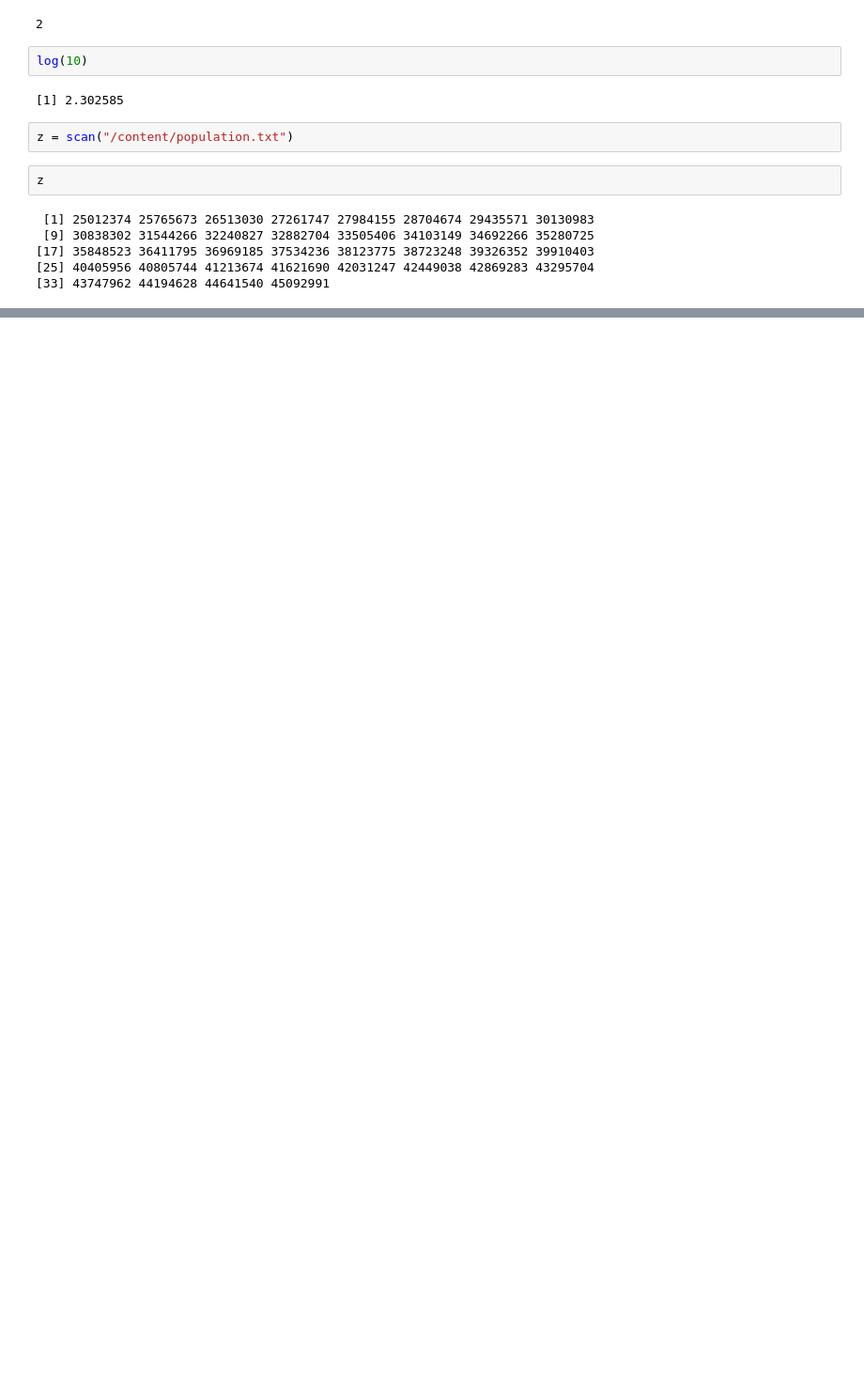
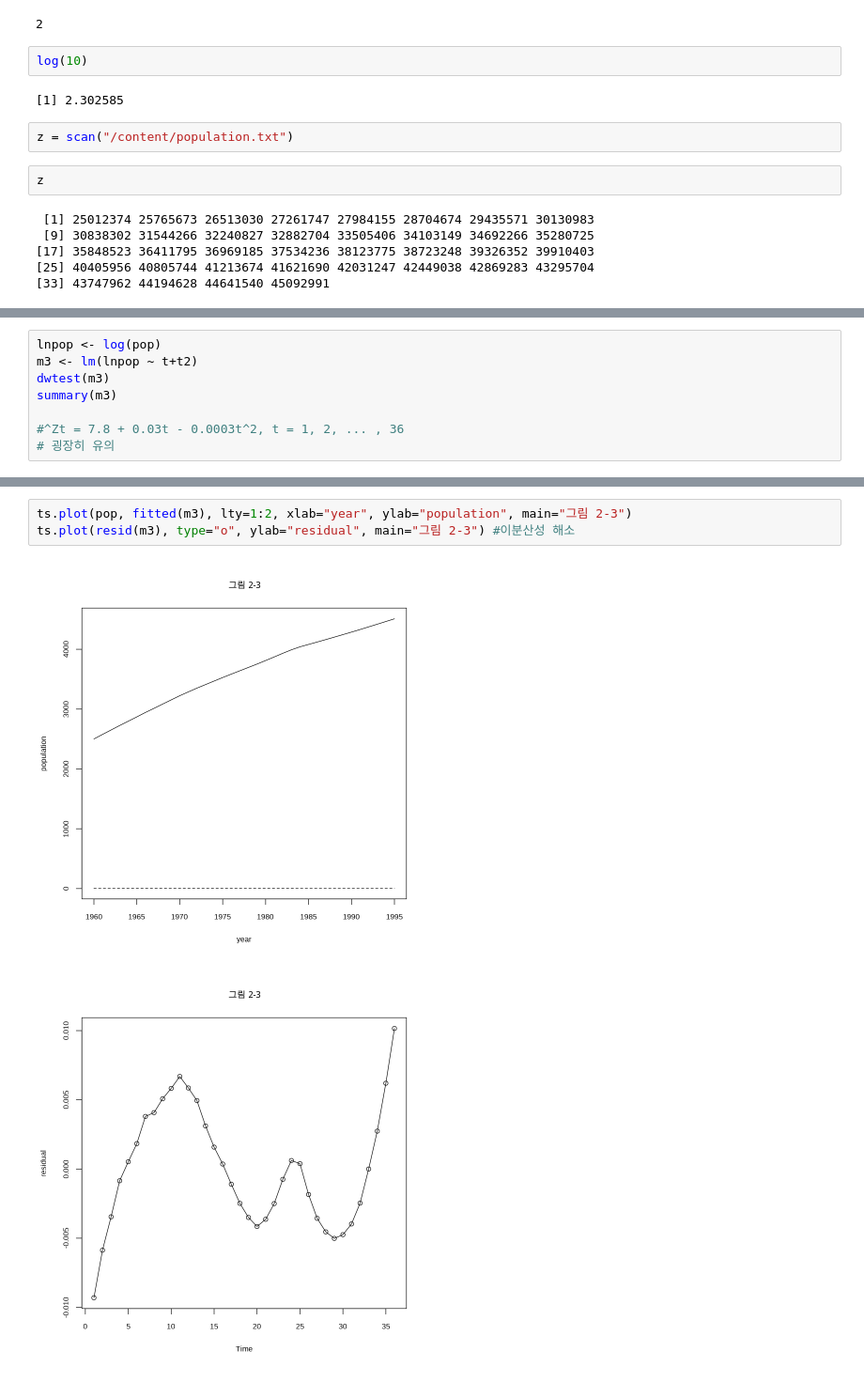
Before and after one commit to suzzingV/Time-Series-Analysis, a Jupyter notebook: timeseries_ch2.ipynb, the cells around one changed output, grey strips where cells are left out. Shown at 94% size. Saved outputs shown, nothing was run; the diff lists cells and outputs as text; blank space fills up the shorter version.

```diff
--- a/timeseries_ch2.ipynb
+++ b/timeseries_ch2.ipynb
@@ -21,0 +163,8 @@ z
+# %%
+lnpop <- log(pop)
+m3 <- lm(lnpop ~ t+t2)
+dwtest(m3)
+summary(m3)
+
+#^Zt = 7.8 + 0.03t - 0.0003t^2, t = 1, 2, ... , 36
+# 굉장히 유의
@@ -21,0 +195,6 @@ z
+# %%
+ts.plot(pop, fitted(m3), lty=1:2, xlab="year", ylab="population", main="그림 2-3")
+ts.plot(resid(m3), type="o", ylab="residual", main="그림 2-3") #이분산성 해소
+# %% [output]
+[figure, added]
+[figure, added]
```
Also changed, not shown: parts of 16 cells of this notebook.
